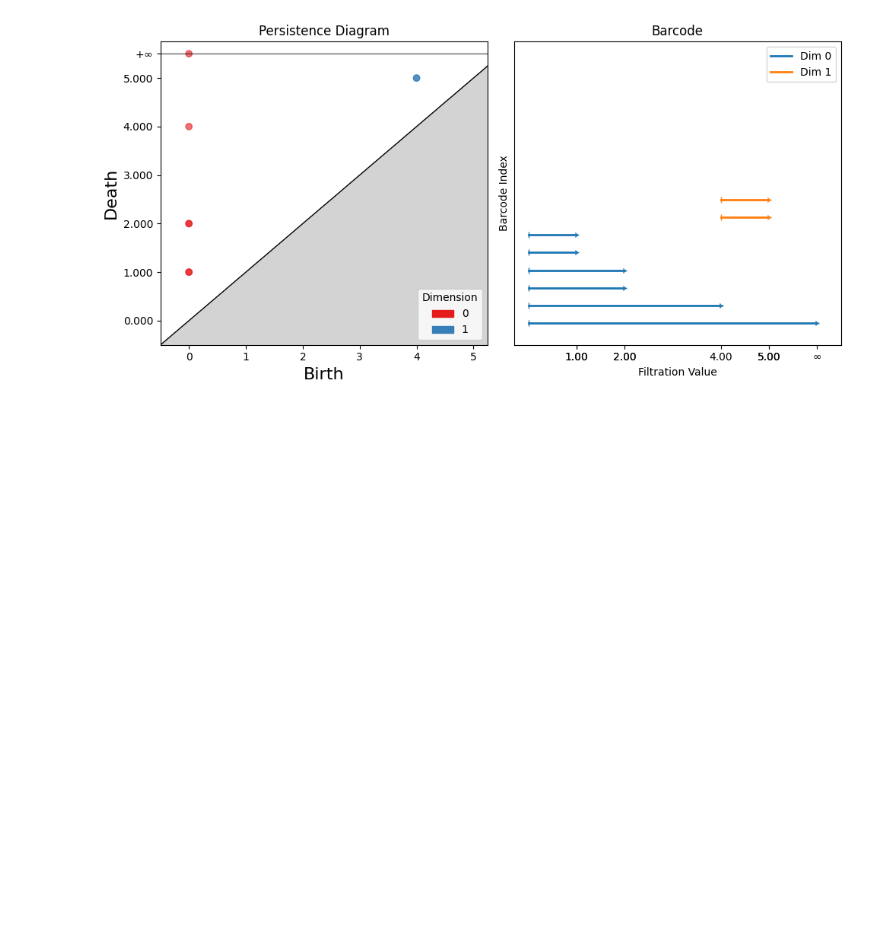
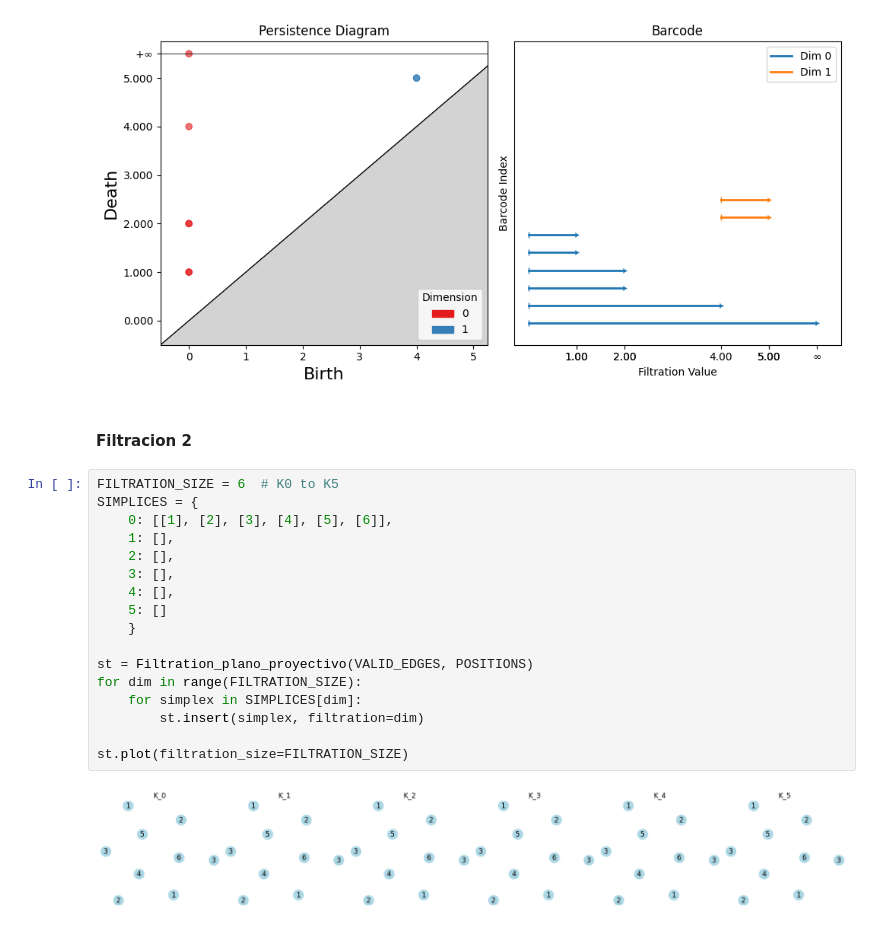
Before and after one commit to aaronbernal28/DataTopology-2025, a Jupyter notebook: notebooks/VR_y_homologia_persistente.ipynb, the cells around one changed output. Drawn from its saved outputs; the diff is of its cells as text; blank space fills up the shorter version.

Commit message:
Add interactive filtration app for projective plane

```diff
--- a/notebooks/VR_y_homologia_persistente.ipynb
+++ b/notebooks/VR_y_homologia_persistente.ipynb
@@ -160,3 +160,24 @@ persistence=simplex_tree.persistence(homology_coeff_field=2)
 plot_persistence(persistence)
 # %% [output]
 [figure]
+# %% [markdown]
+#### Filtracion 2
+# %%
+FILTRATION_SIZE = 6  # K0 to K5
+SIMPLICES = {
+    0: [[1], [2], [3], [4], [5], [6]],
+    1: [],
+    2: [],
+    3: [],
+    4: [],
+    5: []
+    }
+
+st = Filtration_plano_proyectivo(VALID_EDGES, POSITIONS)
+for dim in range(FILTRATION_SIZE):
+    for simplex in SIMPLICES[dim]:
+        st.insert(simplex, filtration=dim)
+
+st.plot(filtration_size=FILTRATION_SIZE)
+# %% [output]
+[figure, added]
```
Also changed, not shown: parts of 3 cells of this notebook, 7 other files.
